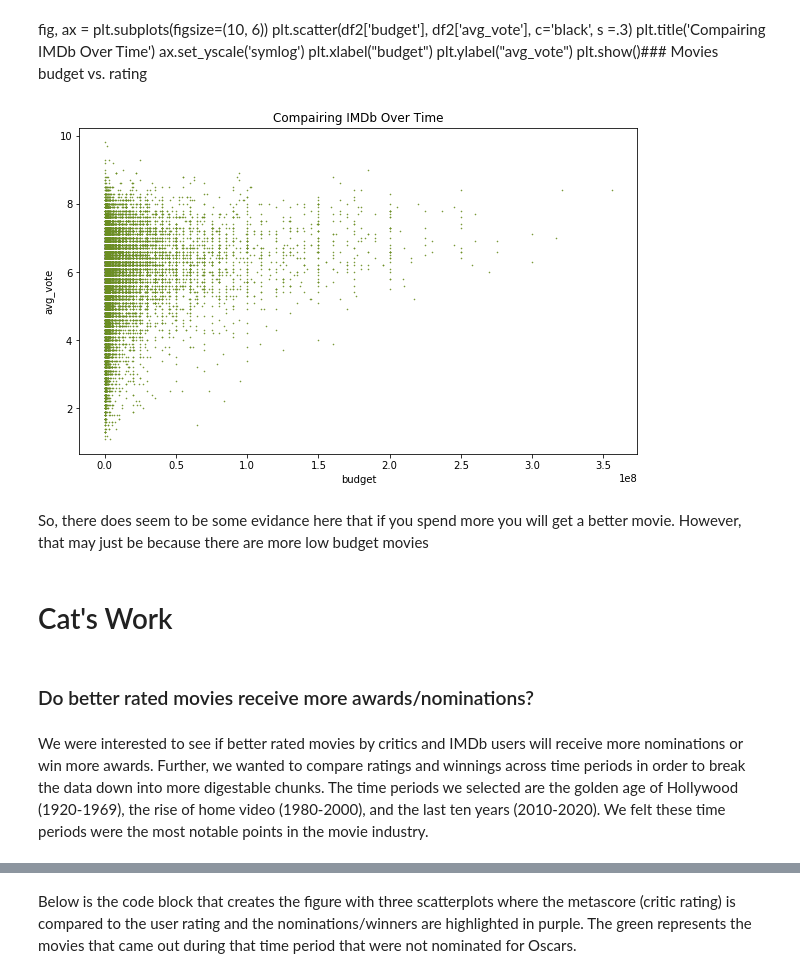
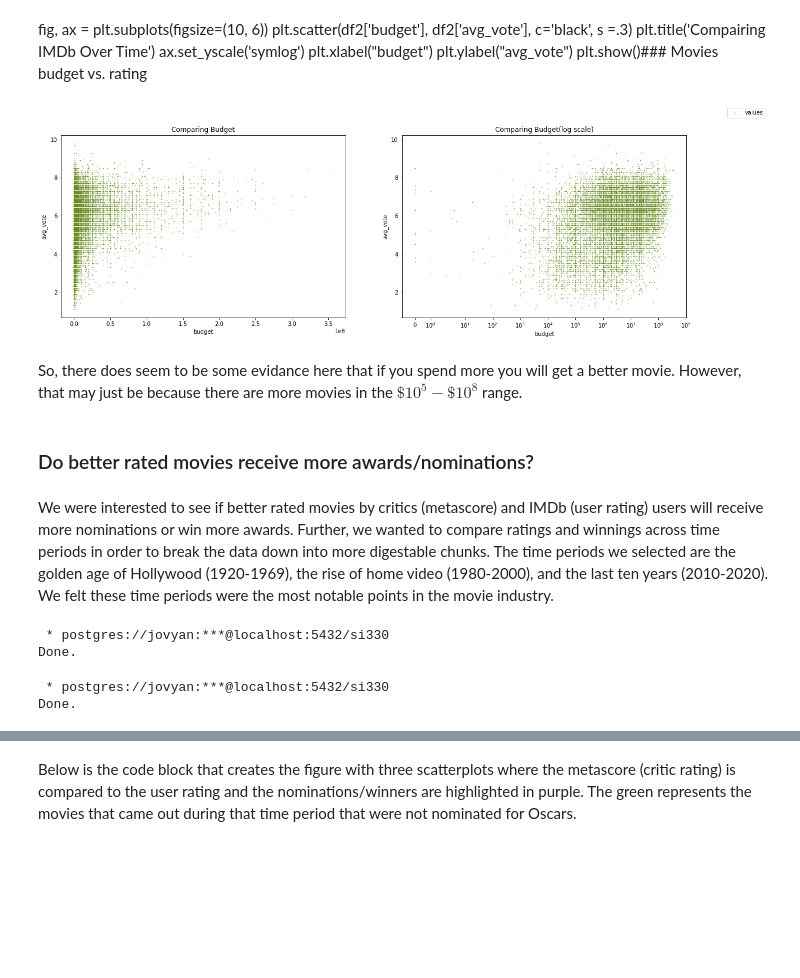
Before and after one commit to almetzler/SI330Final, a Jupyter notebook: NewFinal.ipynb, the cells around one changed output, grey strips where cells are left out. Cells and saved outputs as stored; diff of their text form; code cells hidden in the pictures; blank space fills up the shorter version.

```diff
--- a/NewFinal.ipynb
+++ b/NewFinal.ipynb
@@ -252,21 +283,26 @@ ax.set_yscale('symlog')
 plt.xlabel("budget")
 plt.ylabel("avg_vote")
 plt.show()### Movies budget vs. rating
-# %%
-fig, ax = plt.subplots(figsize=(10, 6))
-plt.scatter(df2['budget'], df2['avg_vote'], c='olivedrab', s =.3)
-plt.title('Compairing IMDb Over Time')
-#ax.set_yscale('symlog')
-plt.xlabel("budget")
-plt.ylabel("avg_vote")
-plt.show()
-# %% [output]
-[figure, removed]
+# %%
+fig, (ax1,ax2) = plt.subplots(1,2,figsize=(20, 6))
+ax1.scatter(df2['budget'], df2['avg_vote'], c='olivedrab', s =.3)
+ax1.set_title('Comparing Budget')
+ax1.set_xlabel("budget")
+ax1.set_ylabel("avg_vote")
+
+ax2.scatter(df2['budget'], df2['avg_vote'], c='olivedrab', s =.3)
+ax2.set_title('Comparing Budget(log scale)')
+ax2.set_xlabel("budget")
+ax2.set_ylabel("avg_vote")
+ax2.set_xscale('symlog')
+
+fig.legend(['values'])
+plt.show()
+# %% [output]
+[figure, added]
 # %% [markdown]
-So, there does seem to be some evidance here that if you spend more you will get a better movie. However, that may just be because there are more low budget movies
+So, there does seem to be some evidance here that if you spend more you will get a better movie. However, that may just be because there are more movies in the $\$ 10^{5} - \$ 10^{8}$ range.
-# %% [markdown]
-# Cat's Work
 # %% [markdown]
 ### Do better rated movies receive more awards/nominations?
 # %% [markdown]
-We were interested to see if better rated movies by critics and IMDb users will receive more nominations or win more awards. Further, we wanted to compare ratings and winnings across time periods in order to break the data down into more digestable chunks. The time periods we selected are the golden age of Hollywood (1920-1969), the rise of home video (1980-2000), and the last ten years (2010-2020). We felt these time periods were the most notable points in the movie industry.
+We were interested to see if better rated movies by critics (metascore) and IMDb (user rating) users will receive more nominations or win more awards. Further, we wanted to compare ratings and winnings across time periods in order to break the data down into more digestable chunks. The time periods we selected are the golden age of Hollywood (1920-1969), the rise of home video (1980-2000), and the last ten years (2010-2020). We felt these time periods were the most notable points in the movie industry.
@@ -332,0 +309,38 @@ merge_now = merge_now.groupby('title').agg(np.mean)
+# %%
+# database setup
+import psycopg2
+import sql
+import sqlalchemy
+engine = sqlalchemy.create_engine('postgres://jovyan:si330studentuser@localhost:5432/si330')
+
+host="localhost"
+dbname="si330"
+user="jovyan"
+password="si330studentuser"
+
+conn = psycopg2.connect(host=host,dbname=dbname, user=user, password=password)
+cursor = conn.cursor()
+conn.autocommit=True
+
+%load_ext sql
+%sql postgres://jovyan:si330studentuser@localhost:5432/si330
+
+# the next few lines are reading in the IMDb data, and converting the date_published to datetime
+%sql DROP TABLE IF EXISTS imdb
+
+m = pd.read_csv('imdb.csv')
+m['date_published'] = pd.to_datetime(m['date_published'], errors = 'coerce')
+
+# we then converted our dataframe to an sql database
+m.to_sql('imdb', engine)
+
+%sql DROP TABLE IF EXISTS awards
+
+# the next two lines of code are renaming relevant columns so that they are condusive to SQL analysis and then converting the dataframe into an sql database
+a = award.rename(columns = {'Film':'title', 'Winner':'winner'})
+a[['winner', 'title']].to_sql('awards', engine)
+# %% [output]
+ * postgres://jovyan:***@localhost:5432/si330
+Done.
+ * postgres://jovyan:***@localhost:5432/si330
+Done.
```
Also changed, not shown: parts of 25 cells of this notebook, 1 other file.
